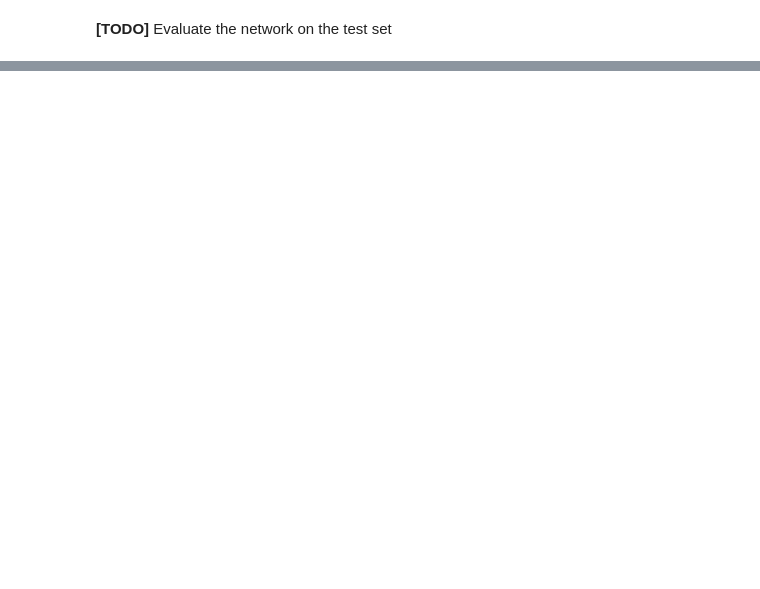
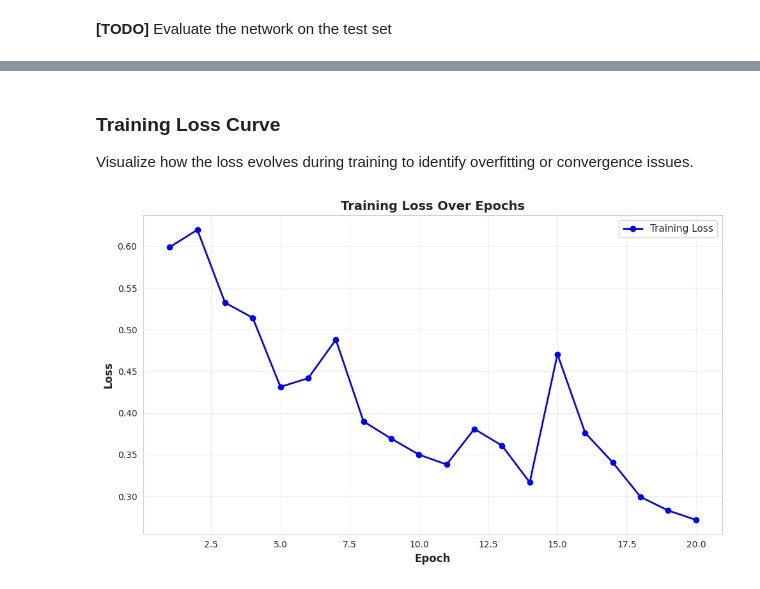
Before and after one commit to CavaWasTaken/AdvancedMLforImageProcessing, a Jupyter notebook: Lab2/lab2.ipynb, the cells around one changed output, grey strips where cells are left out. Drawn from its saved outputs; the diff is of its cells as text; code cells hidden in the pictures; blank space fills up the shorter version.

```diff
--- a/Lab2/lab2.ipynb
+++ b/Lab2/lab2.ipynb
@@ -254,0 +340,20 @@ print(f'Accuracy: {100 * correct / total:.2f}%')
+# %% [markdown]
+### Training Loss Curve
+
+Visualize how the loss evolves during training to identify overfitting or convergence issues.
+# %%
+fig, ax = plt.subplots(figsize=(10, 6))
+ax.plot(range(1, len(epoch_losses) + 1), epoch_losses, 'b-o', linewidth=2, markersize=6, label='Training Loss')
+ax.set_xlabel('Epoch', fontsize=12, fontweight='bold')
+ax.set_ylabel('Loss', fontsize=12, fontweight='bold')
+ax.set_title('Training Loss Over Epochs', fontsize=14, fontweight='bold')
+ax.grid(True, alpha=0.3)
+ax.legend(fontsize=11)
+plt.tight_layout()
+plt.show()
+
+print(f"Initial Loss: {epoch_losses[0]:.4f}")
+print(f"Final Loss: {epoch_losses[-1]:.4f}")
+print(f"Loss Reduction: {((epoch_losses[0] - epoch_losses[-1]) / epoch_losses[0] * 100):.2f}%")
+# %% [output]
+[figure, added]
```
Also changed, not shown: parts of 19 cells of this notebook.
